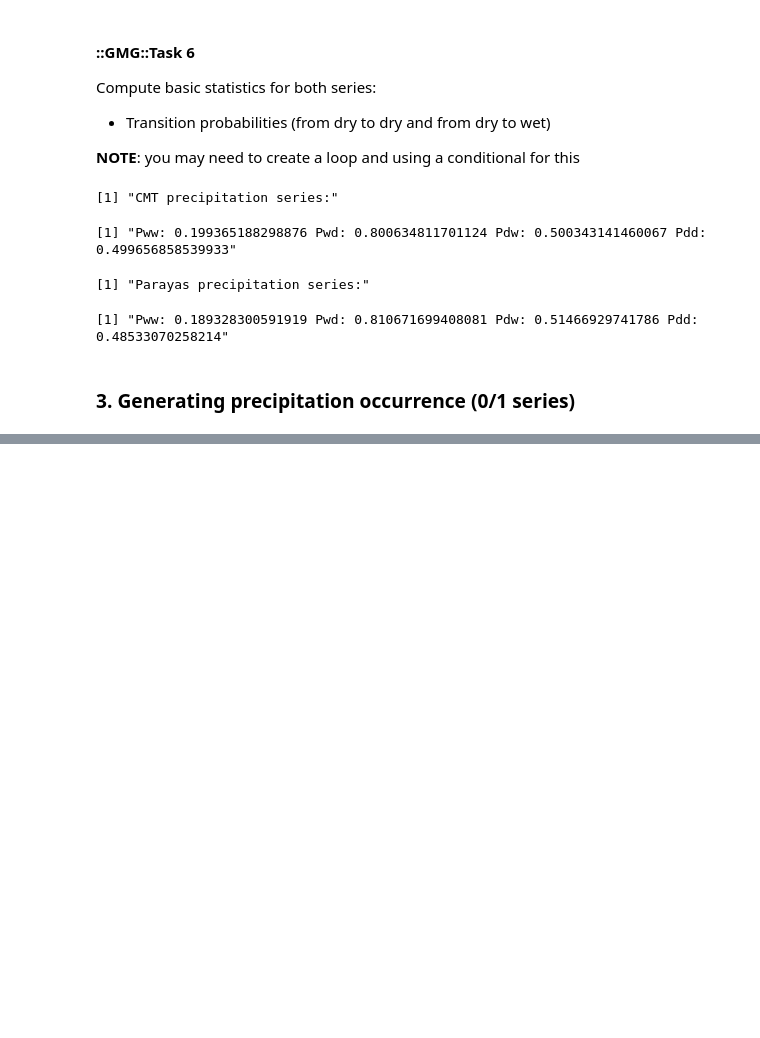
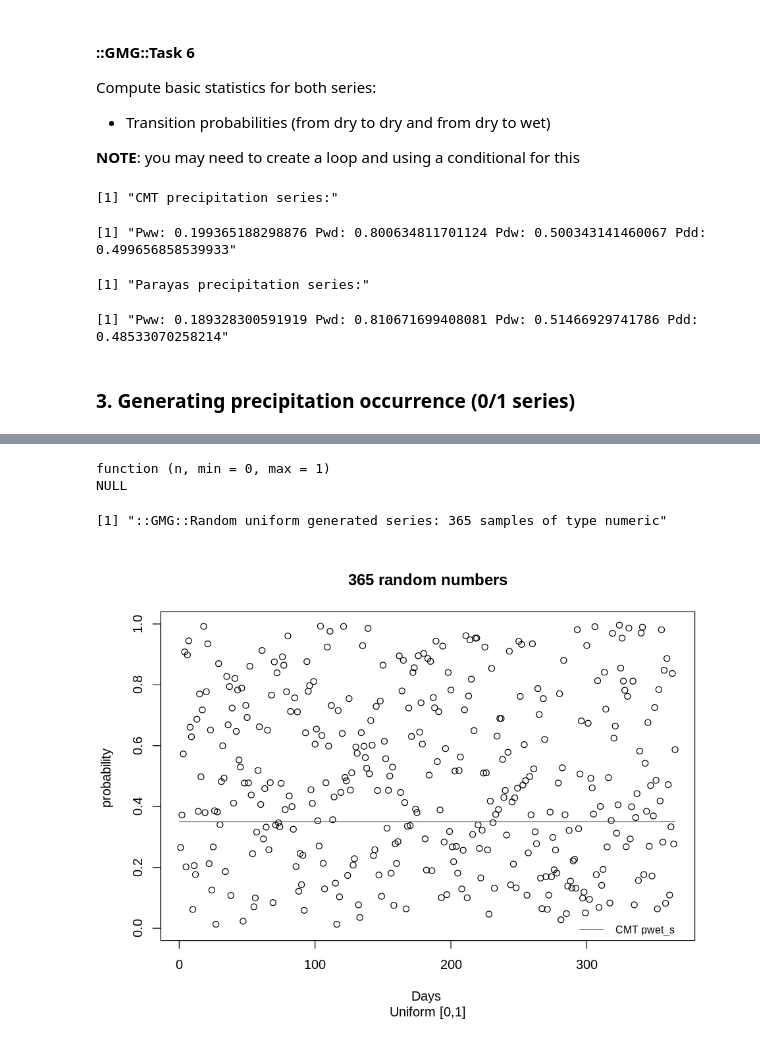
Before and after one commit to yerartdev/uc-m1964-panorama, a Jupyter notebook: panorama/m1964-r-gerardo-de-miguel-gonzalez.ipynb, the cells around one changed output, grey strips where cells are left out. Drawn from its saved outputs; the diff is of its cells as text; code cells hidden in the pictures; blank space fills up the shorter version.

```diff
--- a/panorama/m1964-r-gerardo-de-miguel-gonzalez.ipynb
+++ b/panorama/m1964-r-gerardo-de-miguel-gonzalez.ipynb
@@ -461,0 +504,24 @@ paste('Pww:',p.wet.wet_p,'Pwd:',p.wet.dry_p,
+# %%
+#::GMG::Arguments of runif
+args(runif)
+# %% [output]
+function (n, min = 0, max = 1)
+NULL
+# %%
+#::GMG::Obtain a series of 365 uniform numbers (between 0 and 1).
+#       Use the frequency tresholds for Santander (CMT) to convert to 0 or 1 values
+days<-365
+set.seed(1) # use the same random series from now on
+s<-runif(days)
+paste('::GMG::Random uniform generated series:',length(s),'samples of type', class(s))
+plot(s, type = 'p', col = 'black',
+     ylim = c(0,1),xlim = c(1,days),
+     xlab='Days ', ylab='probability ',
+     main='365 random numbers', sub = 'Uniform [0,1]')
+lines(c(0,days),c(pwet_s,pwet_s), col = 'red')
+legend('bottomright', legend=c('CMT pwet_s'),
+       col=c('red'), lty=1:2, cex=0.8,
+       box.lty=0, bg='transparent')
+# %% [output]
+[1] "::GMG::Random uniform generated series: 365 samples of type numeric"
+[figure, added]
```
Also changed, not shown: parts of 16 cells of this notebook.
